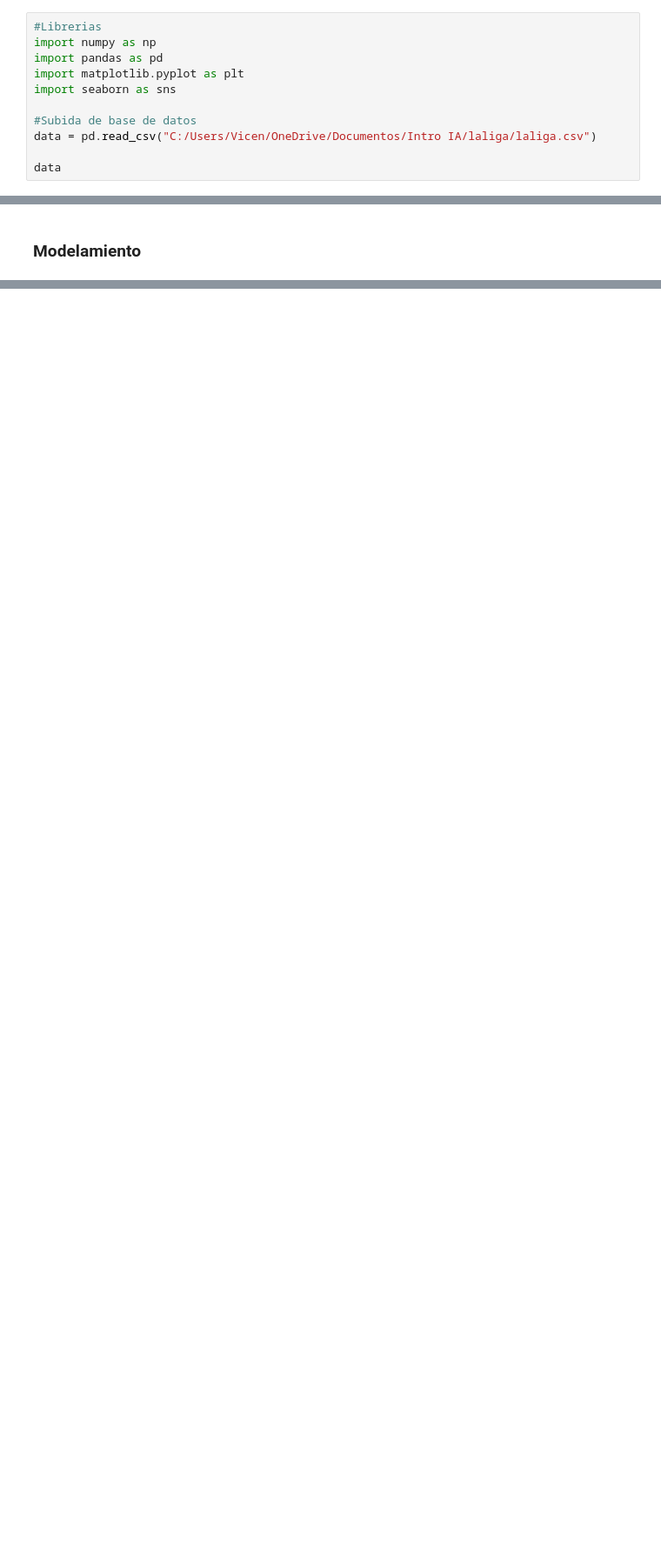
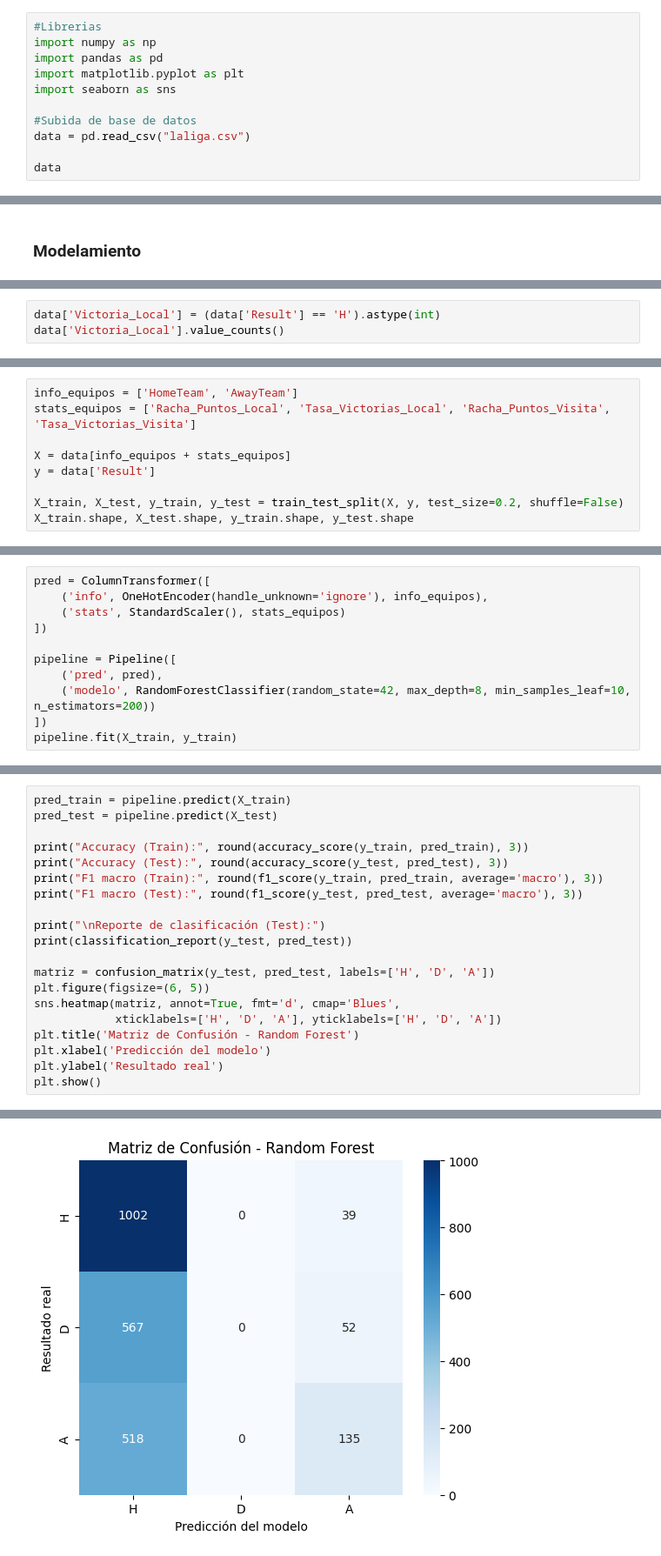
Before and after one commit to VicenteArechavala/Proyecto-1-Introduccion-a-la-IA, a Jupyter notebook: Proyecto 1 - Vicente Arechavala.ipynb, the cells around one changed output, grey strips where cells are left out. Shown at 87% size. Cells and saved outputs as stored; diff of their text form; blank space fills up the shorter version.

Commit message:
Cambio a modelo binario (Previo a ingreso de nuevas variables)

```diff
--- a/Proyecto 1 - Vicente Arechavala.ipynb
+++ b/Proyecto 1 - Vicente Arechavala.ipynb
@@ -14,7 +14,7 @@ import matplotlib.pyplot as plt
 import seaborn as sns
 
 #Subida de base de datos
-data = pd.read_csv("C:/Users/Vicen/OneDrive/Documentos/Intro IA/laliga/laliga.csv")
+data = pd.read_csv("laliga.csv")
 
 data
 # %% [output]
@@ -259,0 +310,3 @@ X_train.shape, X_test.shape, y_train.shape, y_test.shape
+# %%
+data['Victoria_Local'] = (data['Result'] == 'H').astype(int)
+data['Victoria_Local'].value_counts()
@@ -259,0 +397,9 @@ X_train.shape, X_test.shape, y_train.shape, y_test.shape
+# %%
+info_equipos = ['HomeTeam', 'AwayTeam']
+stats_equipos = ['Racha_Puntos_Local', 'Tasa_Victorias_Local', 'Racha_Puntos_Visita', 'Tasa_Victorias_Visita']
+
+X = data[info_equipos + stats_equipos]
+y = data['Result']
+
+X_train, X_test, y_train, y_test = train_test_split(X, y, test_size=0.2, shuffle=False)
+X_train.shape, X_test.shape, y_train.shape, y_test.shape
@@ -259,0 +408,11 @@ X_train.shape, X_test.shape, y_train.shape, y_test.shape
+# %%
+pred = ColumnTransformer([
+    ('info', OneHotEncoder(handle_unknown='ignore'), info_equipos),
+    ('stats', StandardScaler(), stats_equipos)
+])
+
+pipeline = Pipeline([
+    ('pred', pred),
+    ('modelo', RandomForestClassifier(random_state=42, max_depth=8, min_samples_leaf=10, n_estimators=200))
+])
+pipeline.fit(X_train, y_train)
@@ -259,0 +432,21 @@ X_train.shape, X_test.shape, y_train.shape, y_test.shape
+# %%
+pred_train = pipeline.predict(X_train)
+pred_test = pipeline.predict(X_test)
+
+print("Accuracy (Train):", round(accuracy_score(y_train, pred_train), 3))
+print("Accuracy (Test):", round(accuracy_score(y_test, pred_test), 3))
+print("F1 macro (Train):", round(f1_score(y_train, pred_train, average='macro'), 3))
+print("F1 macro (Test):", round(f1_score(y_test, pred_test, average='macro'), 3))
+
+print("\nReporte de clasificación (Test):")
+print(classification_report(y_test, pred_test))
+
+matriz = confusion_matrix(y_test, pred_test, labels=['H', 'D', 'A'])
+plt.figure(figsize=(6, 5))
+sns.heatmap(matriz, annot=True, fmt='d', cmap='Blues',
+            xticklabels=['H', 'D', 'A'], yticklabels=['H', 'D', 'A'])
+plt.title('Matriz de Confusión - Random Forest')
+plt.xlabel('Predicción del modelo')
+plt.ylabel('Resultado real')
+plt.show()
+# %% [output]
@@ -259,0 +468 @@ X_train.shape, X_test.shape, y_train.shape, y_test.shape
+[figure, added]
```
Also changed, not shown: parts of 14 cells of this notebook.
